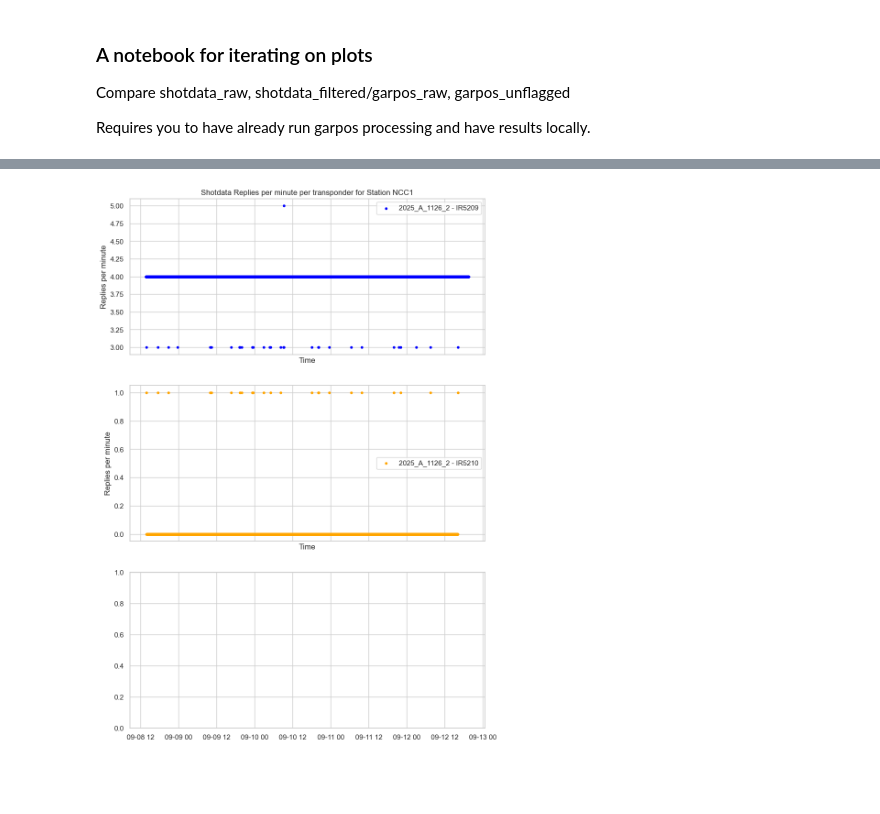
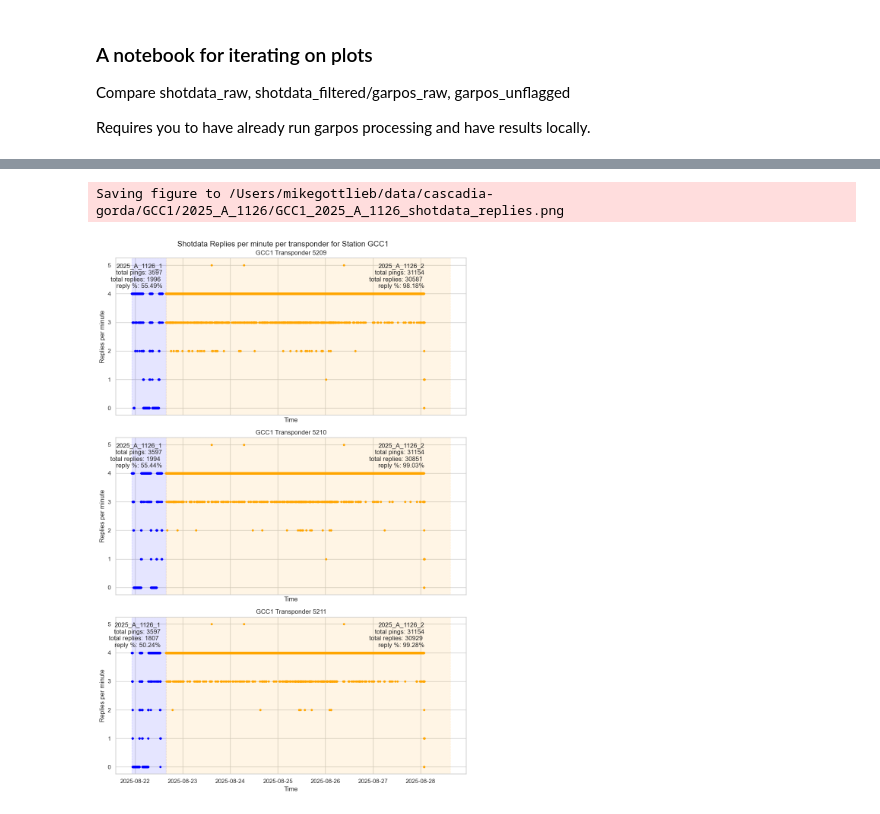
Before and after one commit to EarthScope/es_sfgtools, a Jupyter notebook: dev/notebooks/local_plotting_dev.ipynb, the cells around one changed output, grey strips where cells are left out. Cells and saved outputs as stored; diff of their text form; code cells hidden in the pictures; blank space fills up the shorter version.

```diff
--- a/dev/notebooks/local_plotting_dev.ipynb
+++ b/dev/notebooks/local_plotting_dev.ipynb
@@ -19,13 +19,13 @@ workdir = "/Users/mikegottlieb/data/"
 
 # set network/station/campaign and get metadata
 NETWORK = "cascadia-gorda"
-STATION = "NCC1"
+STATION = "GCC1"
 CAMPAIGN_NAME = "2025_A_1126"
 
-metadata = load_site_metadata(NETWORK, STATION)
-# print surveys for campaign from metadata
-print("Surveys for campaign:", CAMPAIGN_NAME)
-for campaign in metadata.campaigns:
-    if campaign.name == CAMPAIGN_NAME:
-        for survey in campaign.surveys:
-            print("  ", survey.id, survey.start, survey.end)
+# metadata = load_site_metadata(NETWORK, STATION)
+# # print surveys for campaign from metadata
+# print("Surveys for campaign:", CAMPAIGN_NAME)
+# for campaign in metadata.campaigns:
+#     if campaign.name == CAMPAIGN_NAME:
+#         for survey in campaign.surveys:
+#             print("  ", survey.id, survey.start, survey.end)
@@ -145,32 +44,5 @@ plot_shotdata_time_windows(STATION, metadata_time_windows, shotdata_time_windows
-# %%
-# plot shotdata replies per transponder per minute.  complete data should be 4 replies for each transponder
-
-def plot_shotdata_replies(station_name, shotdata_dfs):
-    import matplotlib.pyplot as plt
-
-    fig, axs = plt.subplots(3, 1, figsize=(10, 15), sharex=True)
-    colors = ['blue', 'orange', 'red', 'green', 'purple', 'brown', 'pink', 'gray', 'olive', 'cyan']
-    for survey_name, shotdata_df in shotdata_dfs.items():
-        if survey_name == '2025_A_1126_2':
-            unique_ids = shotdata_df["transponderID"].unique()
-            for i, transponder_id in enumerate(unique_ids):
-                df = shotdata_df[shotdata_df["transponderID"] == transponder_id]
-                # # Resample the data to 1 minute intervals and count replies
-                df = df.set_index(pd.to_datetime(df['pingTime'], unit='s'))
-            #print(df)
-                replies_per_minute = df['pingTime'].resample('min').count()
-                axs[i].scatter(replies_per_minute.index, replies_per_minute.values, label=f"{survey_name} - {transponder_id}", s=10, color=colors[i % len(colors)])
-
-                axs[i].set_xlabel("Time")
-                axs[i].set_ylabel("Replies per minute")
-                axs[i].legend()
-        # print(replies_per_minute)
-        # plt.scatter(replies_per_minute.index, replies_per_minute.values, label=survey_name)
-
-    axs[0].set_title(f"Shotdata Replies per minute per transponder for Station {station_name}")
-
-    plt.show()
-
-plot_shotdata_replies(STATION, shotdata_dfs)
-# %% [output]
-[figure, removed]
+# %%
+workflow_handler.modeling_plot_shotdata_replies_per_transponder()
+# %% [output]
+Saving figure to /Users/mikegottlieb/data/cascadia-gorda/GCC1/2025_A_1126/GCC1_2025_A_1126_shotdata_replies.png
+[figure, added]
```
Also changed, not shown: parts of 9 cells of this notebook, 3 other files.
